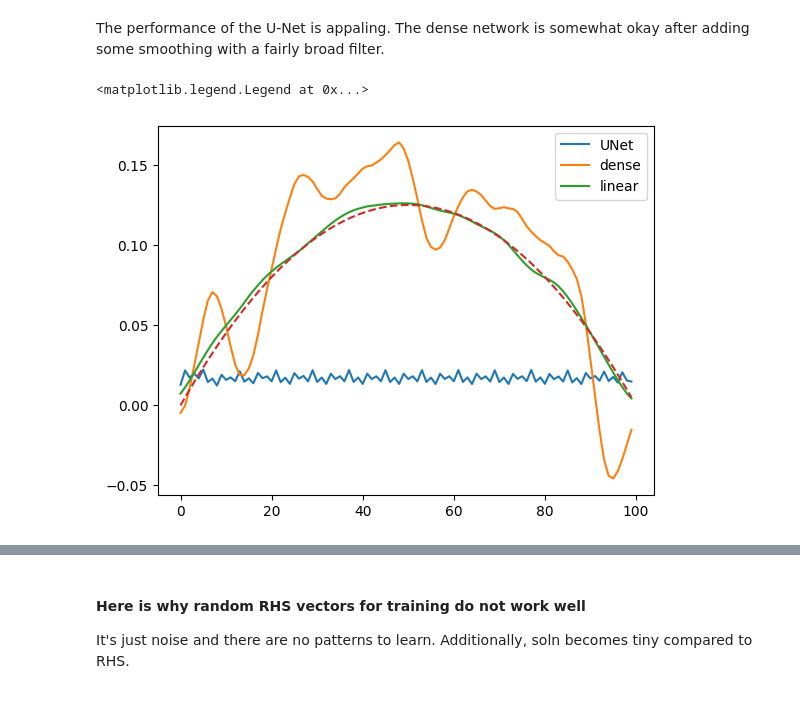
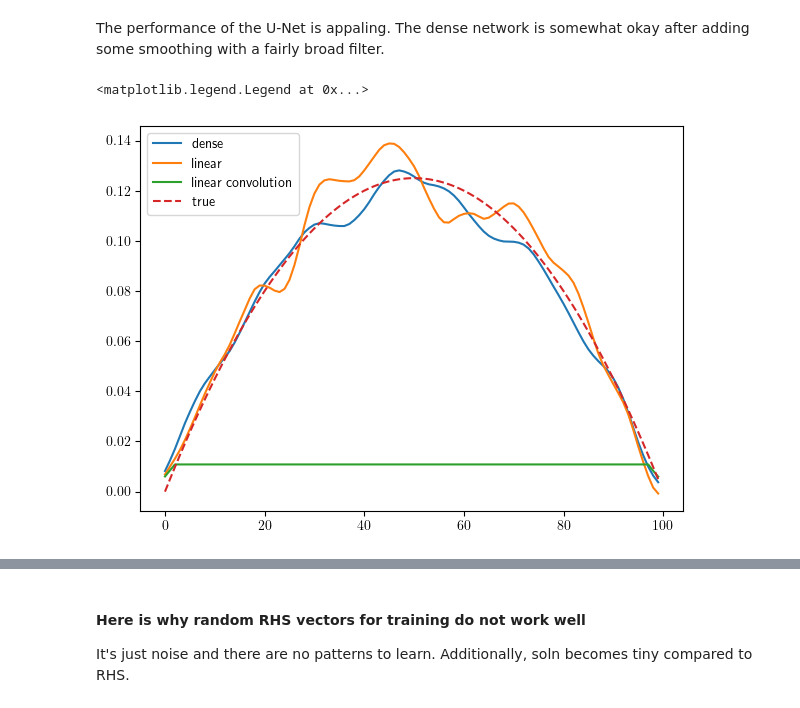
Before and after one commit to benni-bu/gusto, a Jupyter notebook: learning/testnb.ipynb, the cells around one changed output, grey strips where cells are left out. Cells and saved outputs as stored; diff of their text form; code cells hidden in the pictures.

Commit message:
transfer learning, data scaling, lots of testing

```diff
--- a/learning/testnb.ipynb
+++ b/learning/testnb.ipynb
@@ -4,6 +4,11 @@ import torch.nn as nn
 import torch.nn.functional as F
 import numpy as np
 import matplotlib.pyplot as plt
+from mpl_toolkits.axes_grid1.inset_locator import inset_axes
+
+plt.rcParams["text.usetex"]=True
+plotdir = '/Users/GUSTO/Desktop/plots/'
+datadir = '/Users/GUSTO/data/training/'
 # %% [markdown]
 ## Testing what input dimensionalities PyTorch CNN filters need
 # %%
@@ -69,13 +99,16 @@ device = (
         )
 
 UNet = OneD_UNet(1,1).to(device)
-UNet.load_state_dict(torch.load("/Users/GUSTO/environments/firedrake/src/gusto/learning/unet_poisson.pth"))
+UNet.load_state_dict(torch.load("/Users/GUSTO/environments/firedrake/src/gusto/learning/unet_poisson_trans.pth"))
 
 dense = Dense().to(device)
-dense.load_state_dict(torch.load("/Users/GUSTO/environments/firedrake/src/gusto/learning/poisson.pth"))
+dense.load_state_dict(torch.load("/Users/GUSTO/environments/firedrake/src/gusto/learning/poisson_trans.pth"))
 
 linreg = LinReg().to(device)
-linreg.load_state_dict(torch.load("/Users/GUSTO/environments/firedrake/src/gusto/learning/lin_poisson.pth"))
+linreg.load_state_dict(torch.load("/Users/GUSTO/environments/firedrake/src/gusto/learning/lin_poisson_trans.pth"))
+
+linconv = LinConv().to(device)
+linconv.load_state_dict(torch.load("/Users/GUSTO/environments/firedrake/src/gusto/learning/linconv_poisson_trans.pth"))
 
 Smoother = smoother().to(device)
 
@@ -85,37 +118,52 @@ smoother = lambda input: F.conv1d(input, sm_kernel.view(1, 1, -1), padding=4)
 examine performance on standard input of RHS of ones:
 # %%
 vec = np.ones((100, 100))
+vec *= 1/np.linalg.norm(vec, ord=np.inf, axis=-1, keepdims=True)
 tens = torch.tensor(vec, dtype=torch.float32)
 
 with torch.no_grad():
     out = dense(tens)
+    out = torch.Tensor.numpy(out)
+    out *= np.linalg.norm(vec, ord=np.inf, axis=-1, keepdims=True)
+    out = torch.tensor(out, dtype=torch.float32)
     out = out.unsqueeze(1)
     #print(out.shape)
     out = smoother(out)
     out = smoother(out)
+    out = out.squeeze(1)
     lin_out = linreg(tens)
     lin_out = lin_out.unsqueeze(1)
     lin_out = smoother(lin_out)
     lin_out = smoother(lin_out)
+    lin_out = lin_out.squeeze(1)
 
 Dense_out = torch.Tensor.numpy(out)
 lin_out = torch.Tensor.numpy(lin_out)
+lin_out *= np.linalg.norm(vec, ord=np.inf, axis=-1, keepdims=True)
 
 tens = tens.unsqueeze(1)
 UNet.eval()
 with torch.no_grad():
     out = UNet(tens)
+    out = out.squeeze(1)
+    linconv_out = linconv(tens)
+    linconv_out = linconv_out.squeeze()
 UNet_out = torch.Tensor.numpy(out)
+UNet_out *= np.linalg.norm(vec, ord=np.inf, axis=-1, keepdims=True)
+
+linconv_out = torch.Tensor.numpy(linconv_out)
+linconv_out *= np.linalg.norm(vec, ord=np.inf, axis=-1, keepdims=True)
 # %% [markdown]
 The performance of the U-Net is appaling. The dense network is somewhat okay after adding some smoothing with a fairly broad filter.
 # %%
 xs = np.arange(100, step=1)
 test = (- xs **2 + 100*xs)*0.00005
-plt.plot(UNet_out[2][0], label = 'UNet')
-plt.plot(Dense_out[2][0], label = 'dense')
-plt.plot(lin_out[2][0],  label = 'linear')
-plt.plot(test, '--')
+#plt.plot(UNet_out[0], label = 'UNet')
+plt.plot(Dense_out[0], label = 'dense')
+plt.plot(lin_out[0],  label = 'linear')
+plt.plot(linconv_out[0],  label = 'linear convolution')
+plt.plot(test, '--', label = 'true')
 plt.legend()
 # %% [output]
 <matplotlib.legend.Legend at 0x...>
-[figure, old version]
+[figure, new version]
```
Also changed, not shown: parts of 63 cells of this notebook, 14 other files.
